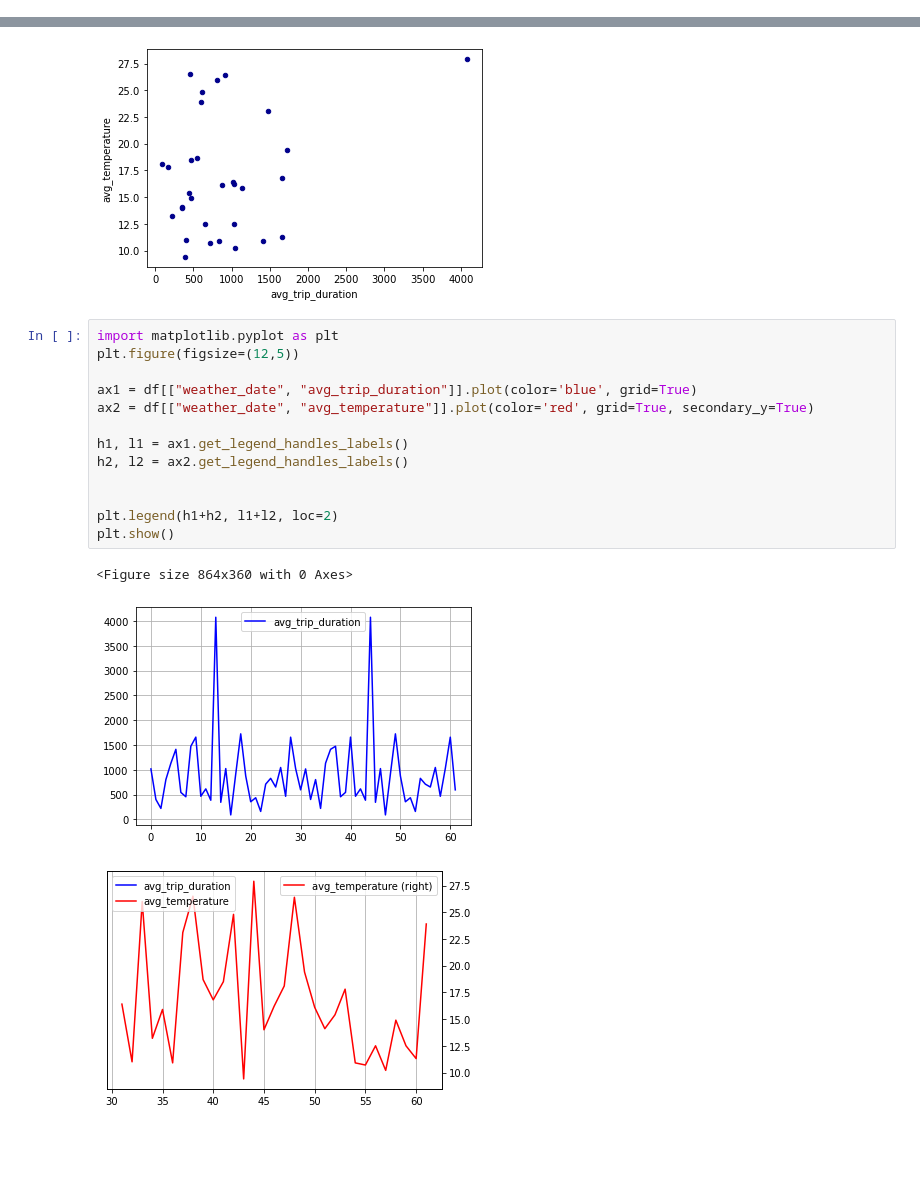
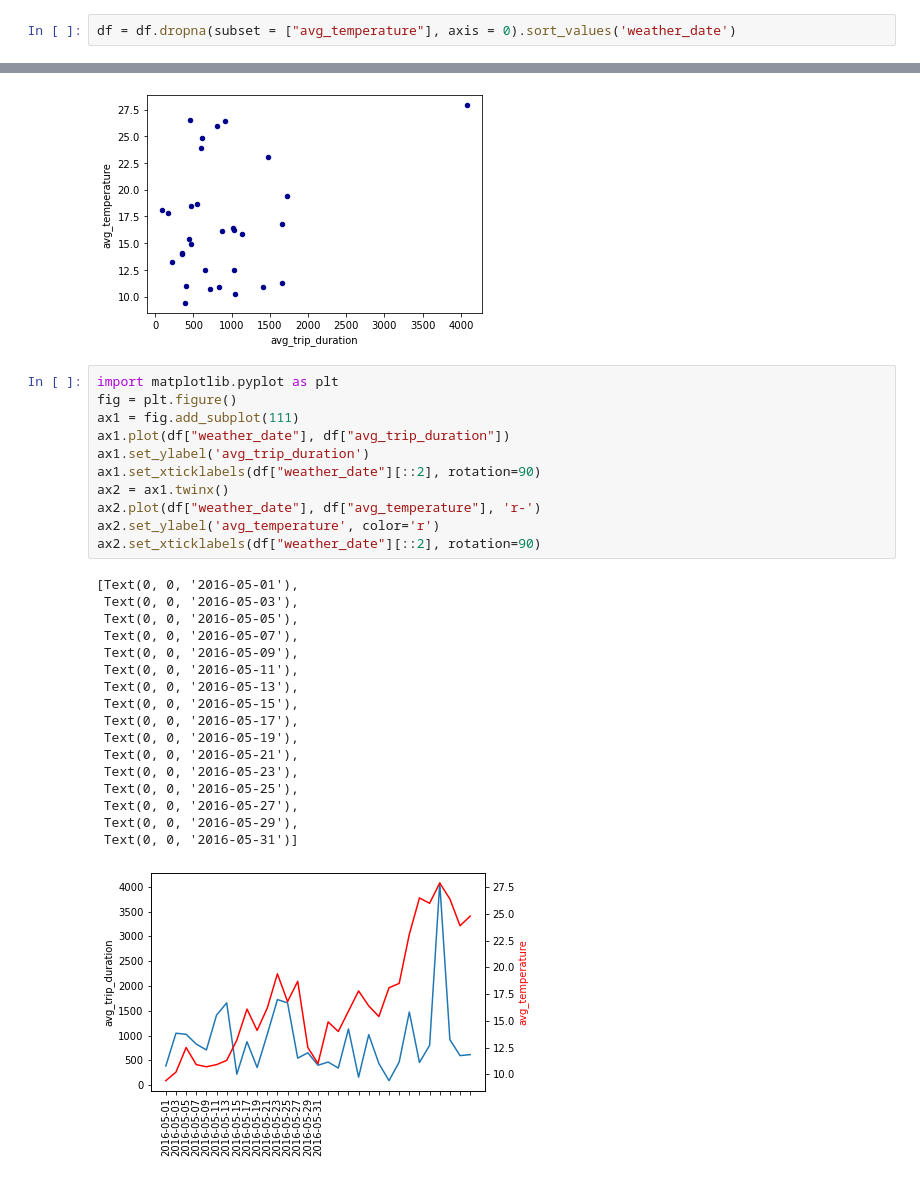
Before and after one commit to jwd-devlin/bike_weather_project, a Jupyter notebook: notebooks_testing/bike_weather_analytics.ipynb, the cells around one changed output, grey strips where cells are left out. Saved outputs shown, nothing was run; the diff lists cells and outputs as text; blank space fills up the shorter version.

```diff
--- a/notebooks_testing/bike_weather_analytics.ipynb
+++ b/notebooks_testing/bike_weather_analytics.ipynb
@@ -16,3 +8,5 @@ df.columns.tolist()
+# %%
+df = df.dropna(subset = ["avg_temperature"], axis = 0).sort_values('weather_date')
 # %%
 df.plot.scatter(x='avg_trip_duration',
                       y='avg_temperature',
@@ -20,20 +14,32 @@ df.plot.scatter(x='avg_trip_duration',
 # %% [output]
 <matplotlib.axes._subplots.AxesSubplot at 0x...>
 [figure]
-# %%
-import matplotlib.pyplot as plt
-plt.figure(figsize=(12,5))
-
-ax1 = df[["weather_date", "avg_trip_duration"]].plot(color='blue', grid=True)
-ax2 = df[["weather_date", "avg_temperature"]].plot(color='red', grid=True, secondary_y=True)
-
-h1, l1 = ax1.get_legend_handles_labels()
-h2, l2 = ax2.get_legend_handles_labels()
-
-
-plt.legend(h1+h2, l1+l2, loc=2)
-plt.show()
-# %% [output]
-<Figure size 864x360 with 0 Axes>
-[figure, removed]
-[figure, removed]
+# %%
+import matplotlib.pyplot as plt
+fig = plt.figure()
+ax1 = fig.add_subplot(111)
+ax1.plot(df["weather_date"], df["avg_trip_duration"])
+ax1.set_ylabel('avg_trip_duration')
+ax1.set_xticklabels(df["weather_date"][::2], rotation=90)
+ax2 = ax1.twinx()
+ax2.plot(df["weather_date"], df["avg_temperature"], 'r-')
+ax2.set_ylabel('avg_temperature', color='r')
+ax2.set_xticklabels(df["weather_date"][::2], rotation=90)
+# %% [output]
+[Text(0, 0, '2016-05-01'),
+ Text(0, 0, '2016-05-03'),
+ Text(0, 0, '2016-05-05'),
+ Text(0, 0, '2016-05-07'),
+ Text(0, 0, '2016-05-09'),
+ Text(0, 0, '2016-05-11'),
+ Text(0, 0, '2016-05-13'),
+ Text(0, 0, '2016-05-15'),
+ Text(0, 0, '2016-05-17'),
+ Text(0, 0, '2016-05-19'),
+ Text(0, 0, '2016-05-21'),
+ Text(0, 0, '2016-05-23'),
+ Text(0, 0, '2016-05-25'),
+ Text(0, 0, '2016-05-27'),
+ Text(0, 0, '2016-05-29'),
+ Text(0, 0, '2016-05-31')]
+[figure, added]
```
Also changed, not shown: parts of 1 cell of this notebook.
